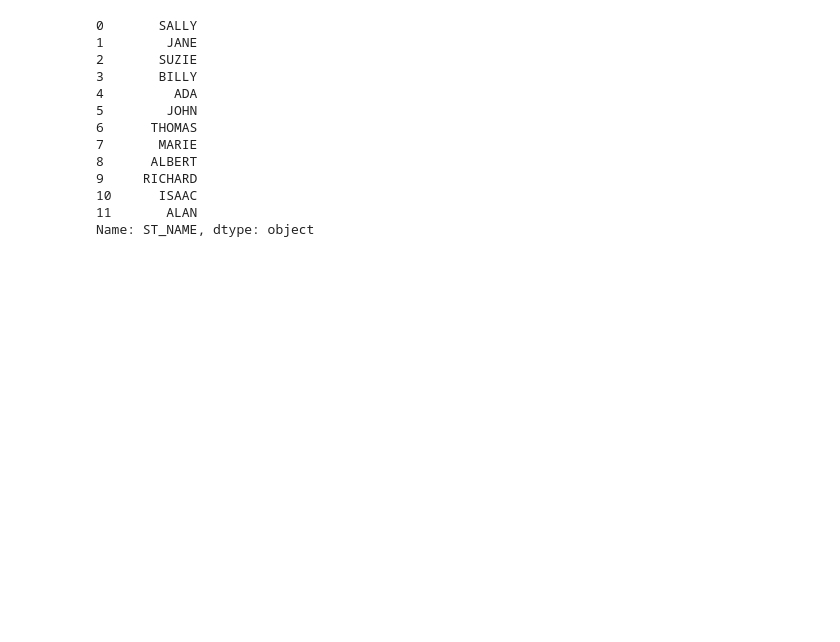
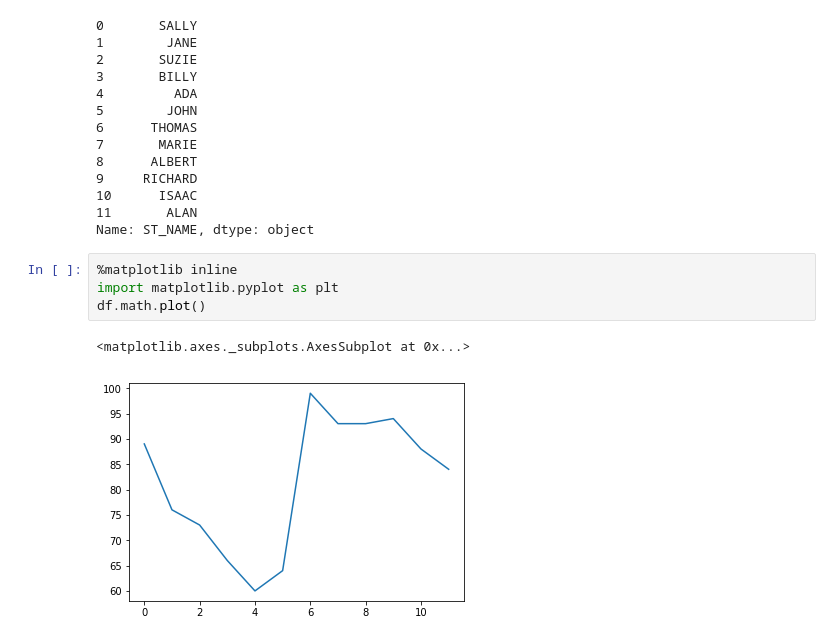
Before and after one commit to ecdedios/python-exercises, a Jupyter notebook: pandas_lesson.ipynb, the cells around one changed output. Drawn from its saved outputs; the diff is of its cells as text; blank space fills up the shorter version.

```diff
--- a/pandas_lesson.ipynb
+++ b/pandas_lesson.ipynb
@@ -413,3 +413,10 @@ df.ST_NAME.str.upper()
 10      ISAAC
 11       ALAN
 Name: ST_NAME, dtype: object
+# %%
+%matplotlib inline
+import matplotlib.pyplot as plt
+df.math.plot()
+# %% [output]
+<matplotlib.axes._subplots.AxesSubplot at 0x...>
+[figure, added]
```
Also changed, not shown: parts of 3 cells of this notebook, 1 other file.
